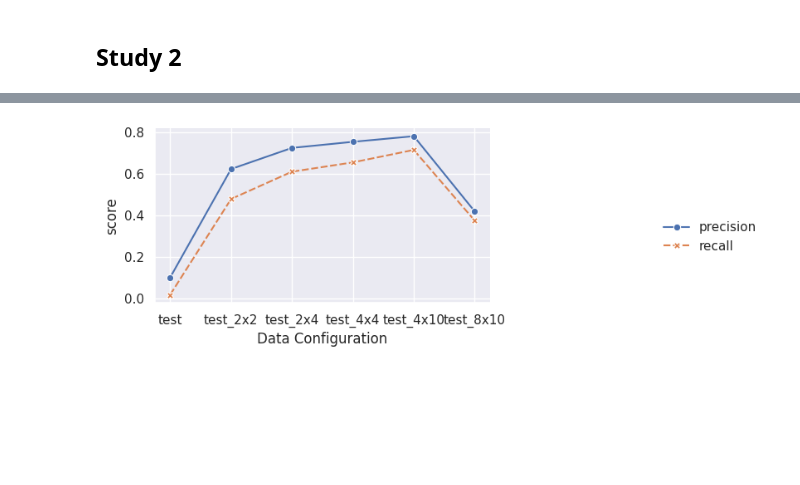
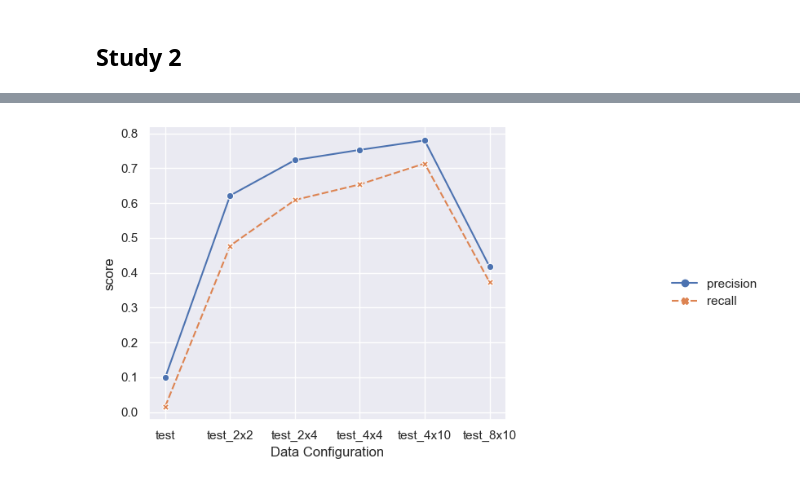
Before and after one commit to Niche-Lab/ant-detective, a Jupyter notebook: _6_eval-conf25.ipynb, the cells around one changed output, grey strips where cells are left out. Drawn from its saved outputs; the diff is of its cells as text; code cells hidden in the pictures; blank space fills up the shorter version.

```diff
--- a/_6_eval-conf25.ipynb
+++ b/_6_eval-conf25.ipynb
@@ -158,7 +159,7 @@ g.map_dataframe(sns.lineplot,
 g.set(xlabel="Data Configuration",)
 
 g.add_legend()
-g.figure.set_size_inches(10, 3)
+g.figure.set_size_inches(10, 5)
 # dpi
-g.savefig(os.path.join(DIR_SRC, 'results_study2_conf25.png'), dpi=300)
+g.savefig(os.path.join(DIR_SRC, "out", "conf25", "results_study2_conf25.png"), dpi=300)
 # %% [output]
@@ -165 +168 @@ g.savefig(os.path.join(DIR_SRC, 'results_study2_conf25.png'), dpi=300)
-[figure, old version]
+[figure, new version]
```
Also changed, not shown: parts of 3 cells of this notebook, 10 other files.
